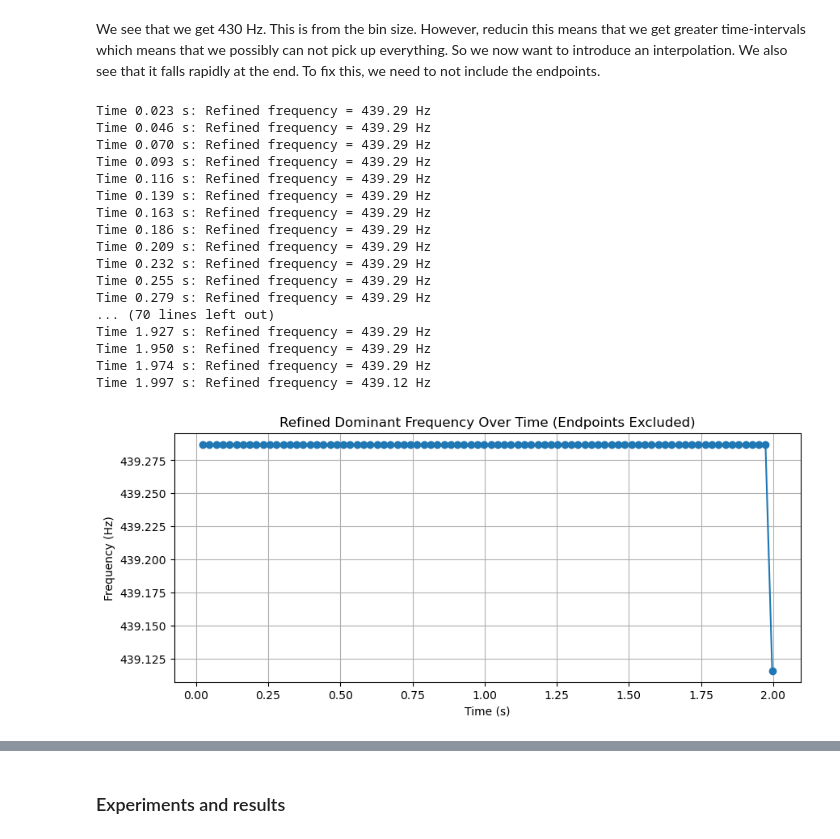
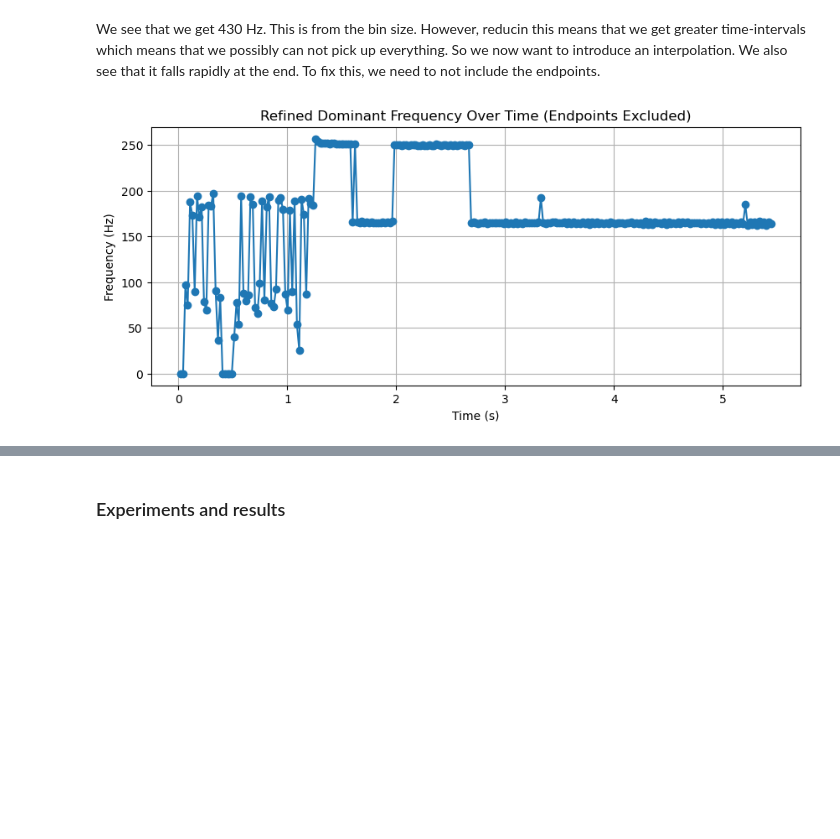
Before and after one commit to VictJoh/GuitarRecognition, a Jupyter notebook: GuitarRecognition_comp-essau.ipynb, the cells around one changed output, grey strips where cells are left out. Saved outputs shown, nothing was run; the diff lists cells and outputs as text; code cells hidden in the pictures; blank space fills up the shorter version.

```diff
--- a/GuitarRecognition_comp-essau.ipynb
+++ b/GuitarRecognition_comp-essau.ipynb
@@ -256,7 +263,8 @@ def analyze_stft(file_path, window_size=2048, hop_size=1024, window_type='hann')
     return t, np.array(dominant_frequencies), f, Zxx
 # %%
 
-file_path = generate_sine_wave()
+#file_path = generate_sine_wave()
+file_path = "C:/Users/victo/Documents/Github/GuitarRecognition/data/gitar1.wav"
 
 # Analyze the audio file using STFT.
 times, dominant_frequencies, f, Zxx = analyze_stft(file_path)
@@ -347,52 +338,31 @@ def analyze_stft_interpolated(file_path, window_size=2048, hop_size=1024, window
 
     interpolated_frequencies = []
     refined_times = []
 
     # Exclude the first and last time frames to avoid edge artifacts.
     for i in range(1, Zxx.shape[1] - 1):
         magnitudes = np.abs(Zxx[:, i])
         peak_idx = np.argmax(magnitudes)
         # Basic frequency estimate from the peak index.
         basic_freq = f[peak_idx]
         # Calculate correction using quadratic interpolation.
         correction = quadratic_interpolation(magnitudes, peak_idx, bin_width)
         refined_freq = basic_freq + correction
         interpolated_frequencies.append(refined_freq)
         refined_times.append(t[i])
-        print(f"Time {t[i]:.3f} s: Refined frequency = {refined_freq:.2f} Hz")
 
     return np.array(refined_times), np.array(interpolated_frequencies), f, Zxx
-
-# Generate an example sine wave file (A4: 440 Hz)
-file_path = generate_sine_wave(frequency=440)
 
 # Analyze the audio file using STFT with quadratic interpolation.
 times, interpolated_frequencies, f, Zxx = analyze_stft_interpolated(file_path, window_size=2048, hop_size=1024)
 
 # Plot the refined dominant frequency over time.
 plt.figure(figsize=(10, 4))
 plt.plot(times, interpolated_frequencies, marker='o', linestyle='-')
 plt.title("Refined Dominant Frequency Over Time (Endpoints Excluded)")
 plt.xlabel("Time (s)")
 plt.ylabel("Frequency (Hz)")
 plt.grid(True)
 plt.show()
 # %% [output]
-Time 0.023 s: Refined frequency = 439.29 Hz
-Time 0.046 s: Refined frequency = 439.29 Hz
-Time 0.070 s: Refined frequency = 439.29 Hz
-Time 0.093 s: Refined frequency = 439.29 Hz
-Time 0.116 s: Refined frequency = 439.29 Hz
-Time 0.139 s: Refined frequency = 439.29 Hz
-Time 0.163 s: Refined frequency = 439.29 Hz
-Time 0.186 s: Refined frequency = 439.29 Hz
-Time 0.209 s: Refined frequency = 439.29 Hz
-Time 0.232 s: Refined frequency = 439.29 Hz
-Time 0.255 s: Refined frequency = 439.29 Hz
-Time 0.279 s: Refined frequency = 439.29 Hz
-... (70 lines left out)
-Time 1.927 s: Refined frequency = 439.29 Hz
-Time 1.950 s: Refined frequency = 439.29 Hz
-Time 1.974 s: Refined frequency = 439.29 Hz
-Time 1.997 s: Refined frequency = 439.12 Hz
-[figure, old version]
+[figure, new version]
```
Also changed, not shown: parts of 10 cells of this notebook, 3 other files.
